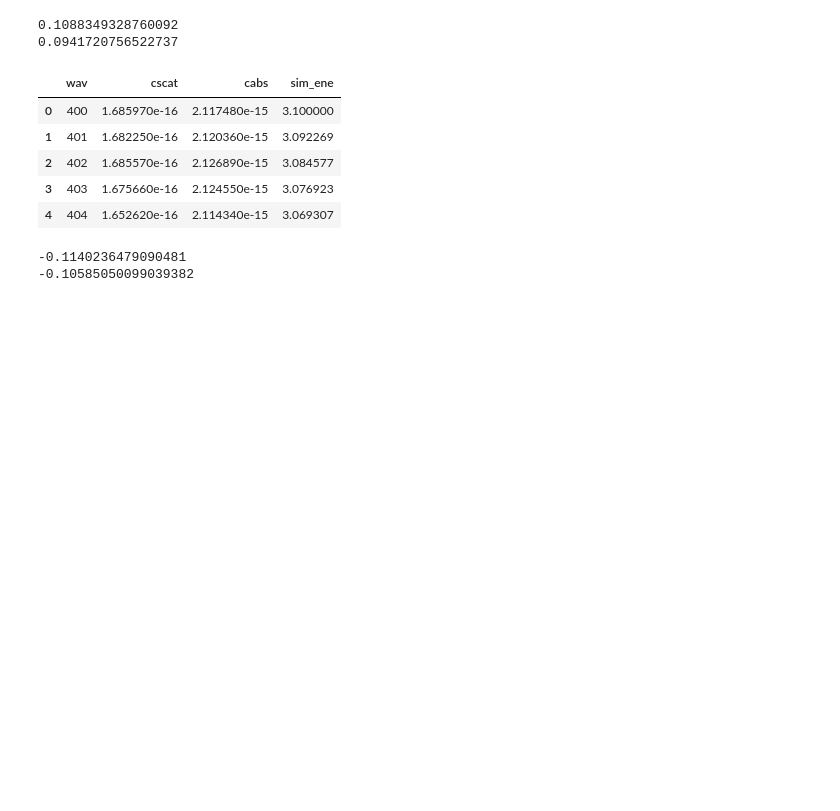
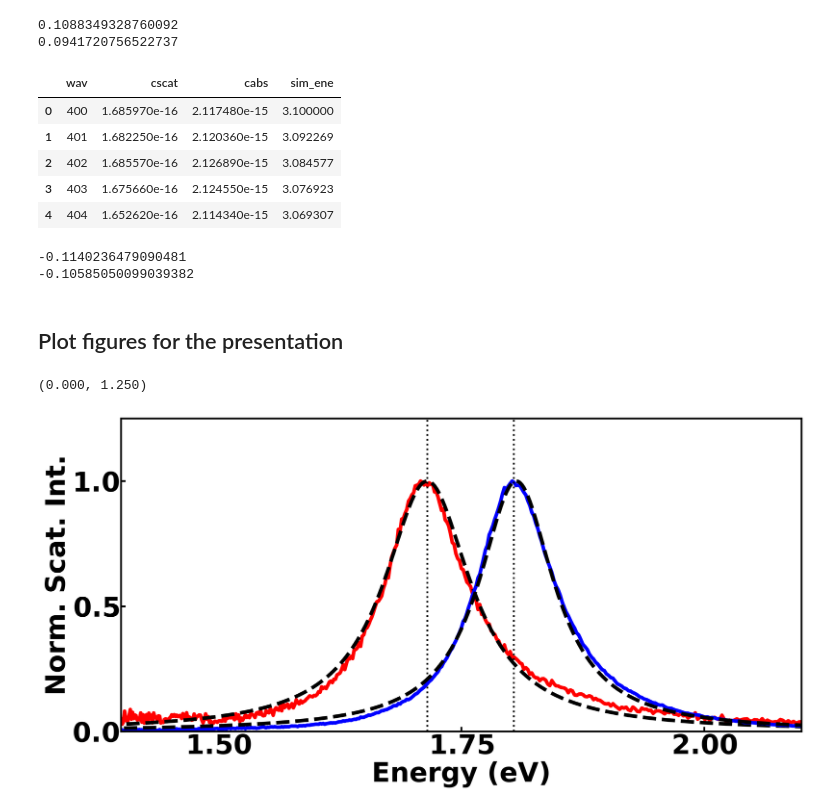
Before and after one commit to SWAN88/AuNR_DA, a Jupyter notebook: 091124_Figure1.ipynb, the cells around one changed output. Cells and saved outputs as stored; diff of their text form; code cells hidden in the pictures; blank space fills up the shorter version.

```diff
--- a/091124_Figure1.ipynb
+++ b/091124_Figure1.ipynb
@@ -153,3 +153,45 @@ print(linewidth_ito)
 # %% [output]
 -0.1140236479090481
 -0.10585050099039382
+# %% [markdown]
+## Plot figures for the presentation
+# %%
+# Create a figure with two subplots, sharing the x-axis
+fig, ax1 = plt.subplots(figsize=(12, 6), dpi=300)
+
+# Plot for AuNR on glass and AuNR on ITO
+part_num = 3
+max_int_ito, eres_ito, linewidth_ito = Lorentzian.lorentzian(fig1a_ito_data['exp_ene'][part_num-1], fig1a_ito_data['exp_dfs'][part_num-1])
+fitting_exp_ito = Lorentzian.func(fig1a_ito_data['exp_ene'][part_num-1], max_int_ito, eres_ito, linewidth_ito)
+
+ax1.plot(fig1a_ito_data['exp_ene'][part_num-1], [i/max(fig1a_ito_data['exp_dfs'][part_num-1]) for i in fig1a_ito_data['exp_dfs'][part_num-1]], c='r', lw=4, label='AuNR on ITO')
+ax1.plot(fig1a_ito_data['exp_ene'][part_num-1], [i/max(fitting_exp_ito) for i in fitting_exp_ito], c='k', lw=4, ls='--')
+ax1.axvline(x=1.715, lw=2, ls='dotted', c='k')
+
+part_num = 1
+max_int_glass, eres_glass, linewidth_glass = Lorentzian.lorentzian(fig1a_glass_data['exp_ene'][part_num-1], fig1a_glass_data['exp_dfs'][part_num-1])
+fitting_exp_glass = Lorentzian.func(fig1a_glass_data['exp_ene'][part_num-1], max_int_glass, eres_glass, linewidth_glass)
+
+ax1.plot(fig1a_glass_data['exp_ene'][part_num-1], [i/max(fig1a_glass_data['exp_dfs'][part_num-1]) for i in fig1a_glass_data['exp_dfs'][part_num-1]], c='b', lw=4, label='AuNR on glass')
+ax1.plot(fig1a_glass_data['exp_ene'][part_num-1], [i/max(fitting_exp_glass) for i in fitting_exp_glass], c='k', lw=4, ls='--', label='Fit')
+ax1.axvline(x=1.804, lw=2, ls='dotted', c='k')
+
+ax1.set_yticks([0.0, 0.5, 1.0])
+ax1.tick_params(axis='both', labelsize=30, pad=2)
+ax1.set_ylabel('Norm. Scat. Int.', fontsize=30)
+ax1.set_xlabel('Energy (eV)', fontsize=30)
+ax1.set_xticks([1.5, 1.75, 2.0])
+ax1.set_xlim(1.4, 2.1)
+ax1.set_ylim(0, 1.25)
+# ax1.legend(loc='upper right', fontsize=15, ncol=3)
+
+# ax1.tick_params(labelbottom=False,
+#                labelleft=False,
+#                labelright=False,
+#                labeltop=False)
+
+# Save the figure with a transparent background
+# plt.savefig("transparent_background_plot.png", transparent=True)
+# %% [output]
+(0.000, 1.250)
+[figure, added]
```
Also changed, not shown: 7 other files.
